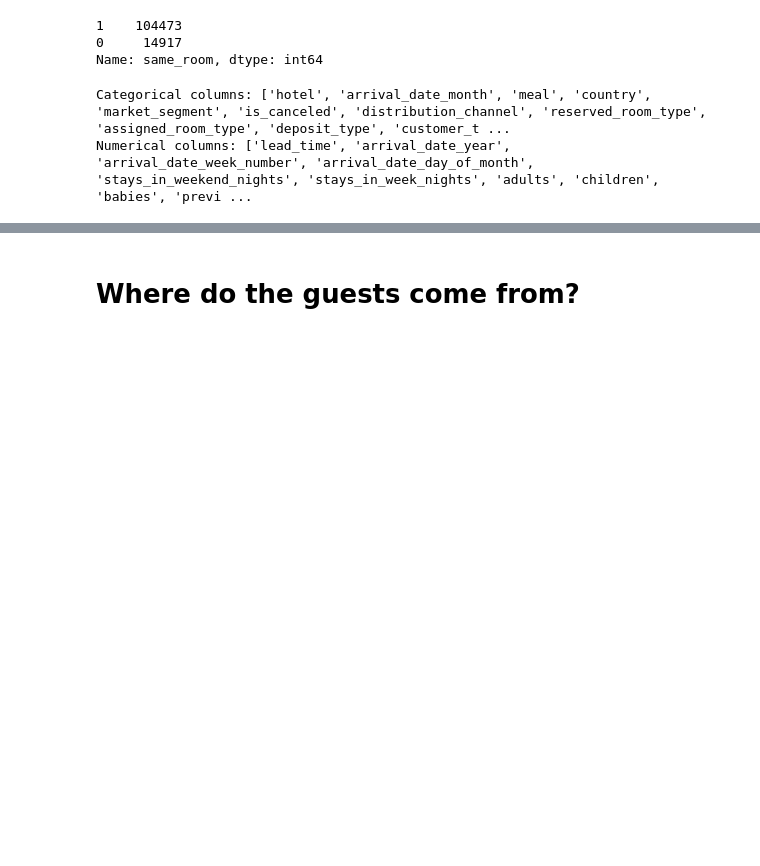
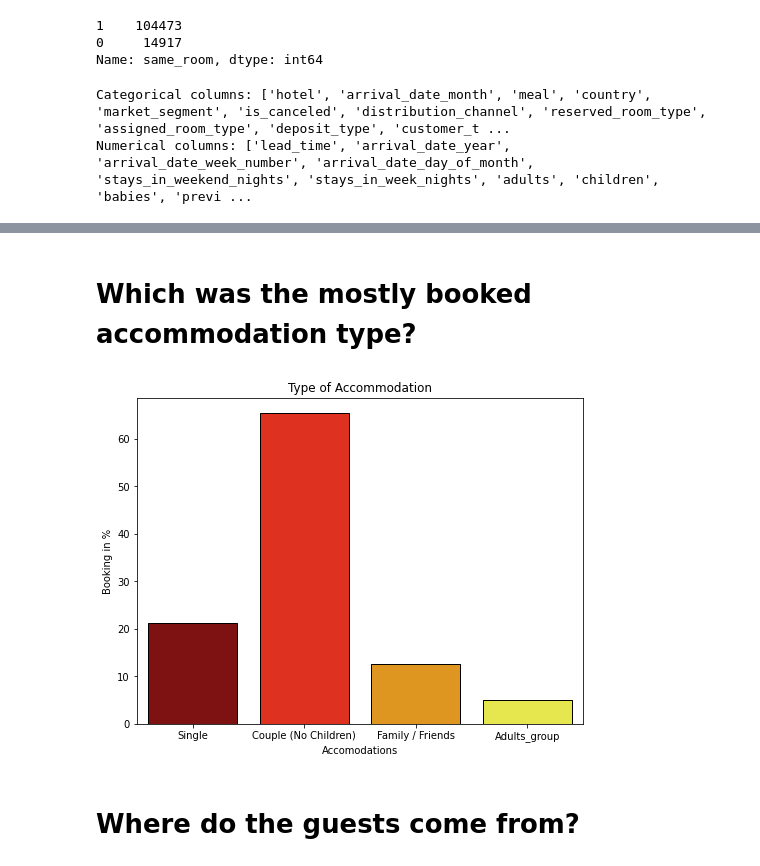
Before and after one commit to rahool010/Hotel-Booking-Analysis, a Jupyter notebook: Hotel_Booking_Analysis_Capstone_Project.ipynb, the cells around one changed output, grey strips where cells are left out. Drawn from its saved outputs; the diff is of its cells as text; code cells hidden in the pictures; blank space fills up the shorter version.

```diff
--- a/Hotel_Booking_Analysis_Capstone_Project.ipynb
+++ b/Hotel_Booking_Analysis_Capstone_Project.ipynb
@@ -352,3 +221,34 @@ plt.show()
+# %% [markdown]
+# Which was the mostly booked accommodation type?
+# %%
+#For further analysis, Select only those booking which did not get cancelled.
+df_not_canceled = df[df['is_canceled'] == 0]
+
+# Select single, couple, adults and family
+single   = df_not_canceled[(df_not_canceled.adults==1) & (df_not_canceled.children==0) & (df_not_canceled.babies==0)]
+couple   = df_not_canceled[(df_not_canceled.adults==2) & (df_not_canceled.children==0) & (df_not_canceled.babies==0)]
+adults = df_not_canceled[(df_not_canceled.adults>2) & (df_not_canceled.children==0) & (df_not_canceled.babies==0)]
+family   = df_not_canceled[df_not_canceled.adults + df_not_canceled.children + df_not_canceled.babies > 2]
+
+# create the list of Category names and its total percentage
+#names = ['Single', 'Couple (No Children)', 'Family / Friends', 'Adults_group']
+#count = [single.shape[0],couple.shape[0], family.shape[0], adults.shape[0]]
+#count_percent = [x/df_not_canceled.shape[0]*100 for x in count]
+names = ['Single', 'Couple (No Children)', 'Family / Friends', 'Adults_group']
+count = [single.shape[0],couple.shape[0], family.shape[0],adults.shape[0]]
+count_percent = [x/df_not_canceled.shape[0]*100 for x in count]
+
+
+
+plt.figure(figsize=(8,6))
+sns.barplot(x=names, y=count_percent, data=df, palette='hot',
+            edgecolor='k')
+plt.title("Type of Accommodation")
+plt.xlabel('Accomodations')
+plt.ylabel('Booking in %')
+plt.show()
+# %% [output]
+[figure, added]
 # %% [markdown]
 # **Where do the guests come from?**
 # %%
```
Also changed, not shown: parts of 90 cells of this notebook.
